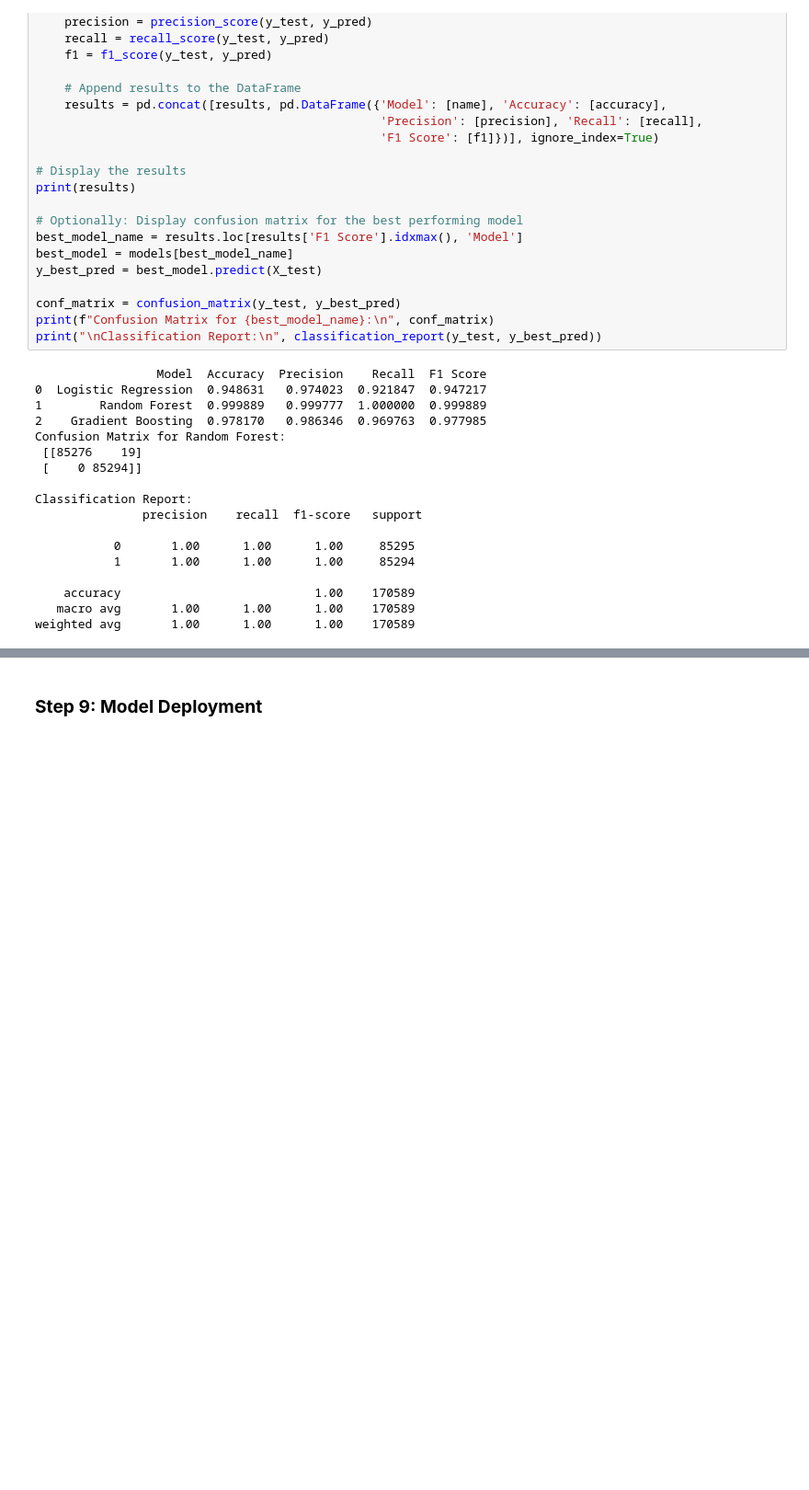
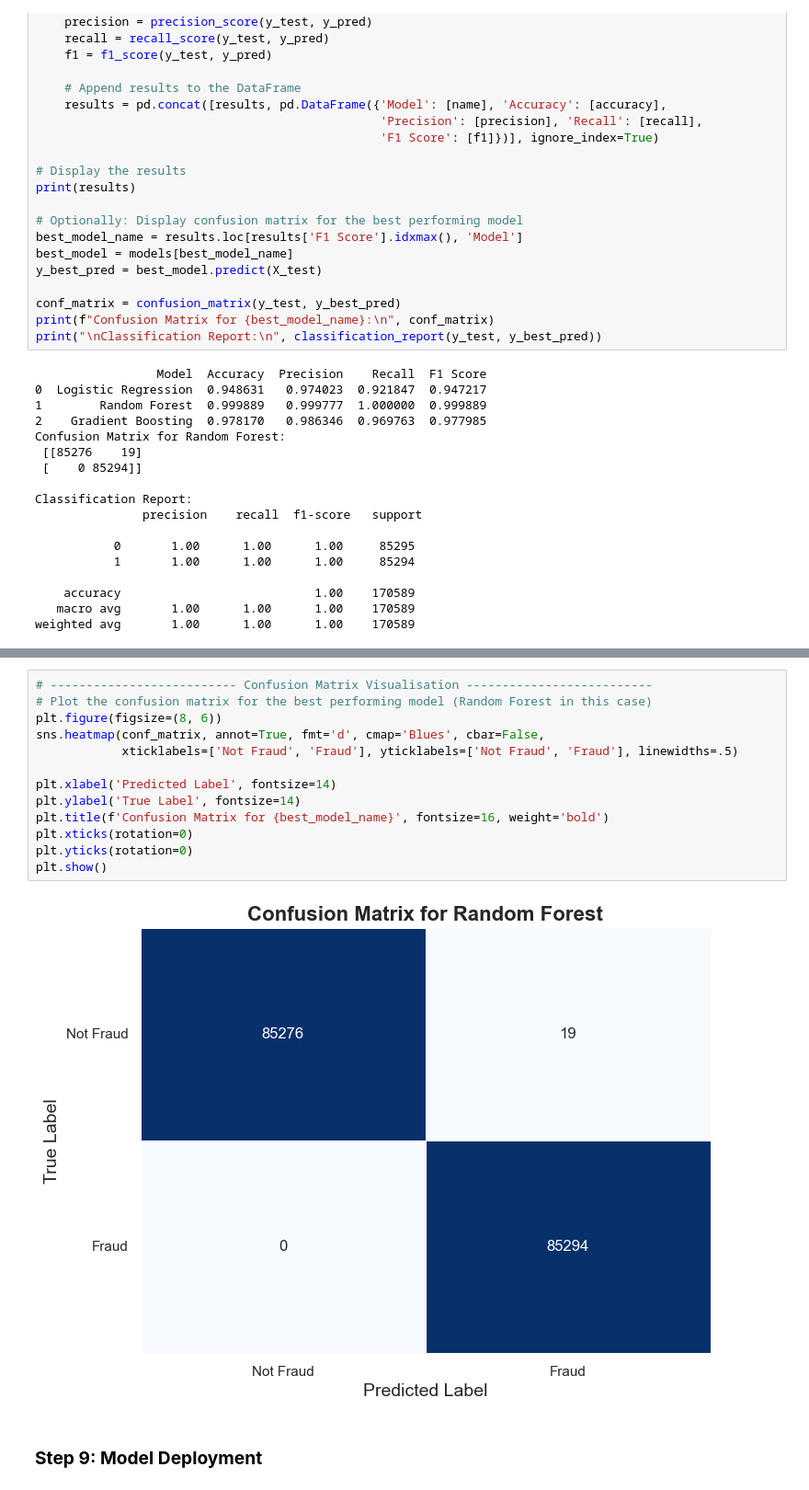
Before and after one commit to nafisalawalidris/Fraud-Detection-with-Supervised-Learning, a Jupyter notebook: fraud_detection.ipynb, the cells around one changed output, grey strips where cells are left out. Shown: that part at 92% size. Cells and saved outputs as stored; diff of their text form; blank space fills up the shorter version.

```diff
--- a/fraud_detection.ipynb
+++ b/fraud_detection.ipynb
@@ -509,2 +552,17 @@ weighted avg       1.00      1.00      1.00    170589
+# %%
+# -------------------------- Confusion Matrix Visualisation --------------------------
+# Plot the confusion matrix for the best performing model (Random Forest in this case)
+plt.figure(figsize=(8, 6))
+sns.heatmap(conf_matrix, annot=True, fmt='d', cmap='Blues', cbar=False,
+            xticklabels=['Not Fraud', 'Fraud'], yticklabels=['Not Fraud', 'Fraud'], linewidths=.5)
+
+plt.xlabel('Predicted Label', fontsize=14)
+plt.ylabel('True Label', fontsize=14)
+plt.title(f'Confusion Matrix for {best_model_name}', fontsize=16, weight='bold')
+plt.xticks(rotation=0)
+plt.yticks(rotation=0)
+plt.show()
+# %% [output]
+[figure, added]
 # %% [markdown]
 ### **Step 9: Model Deployment**
```
Also changed, not shown: parts of 3 cells of this notebook.
